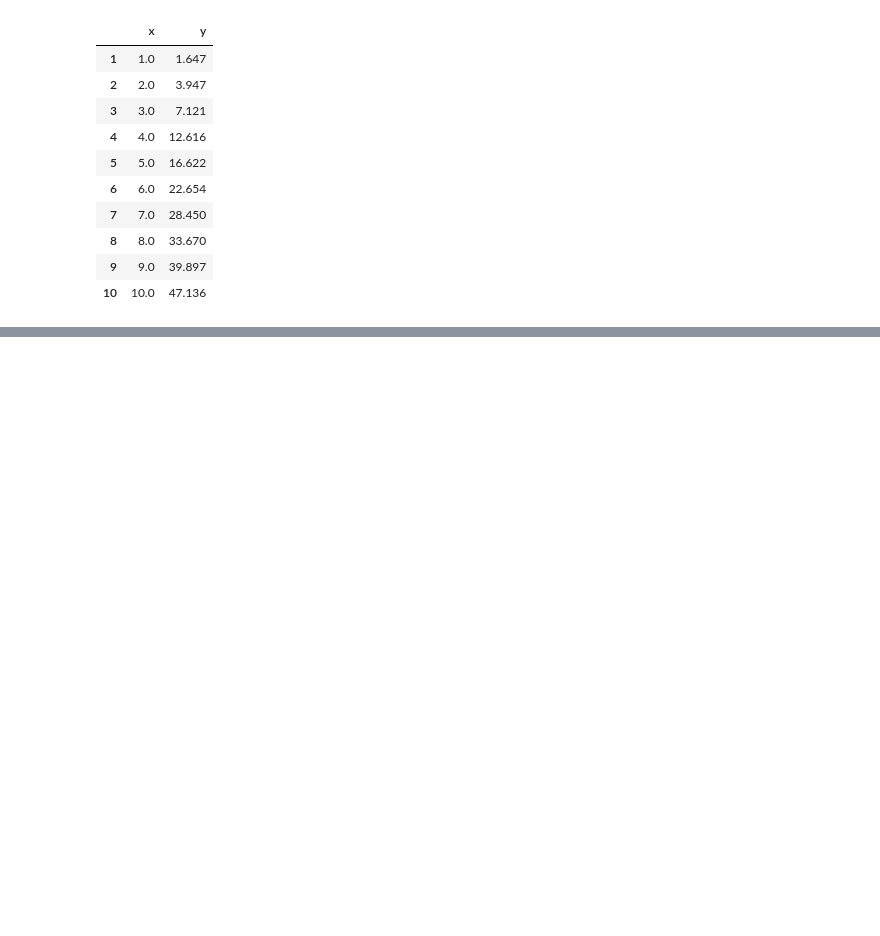
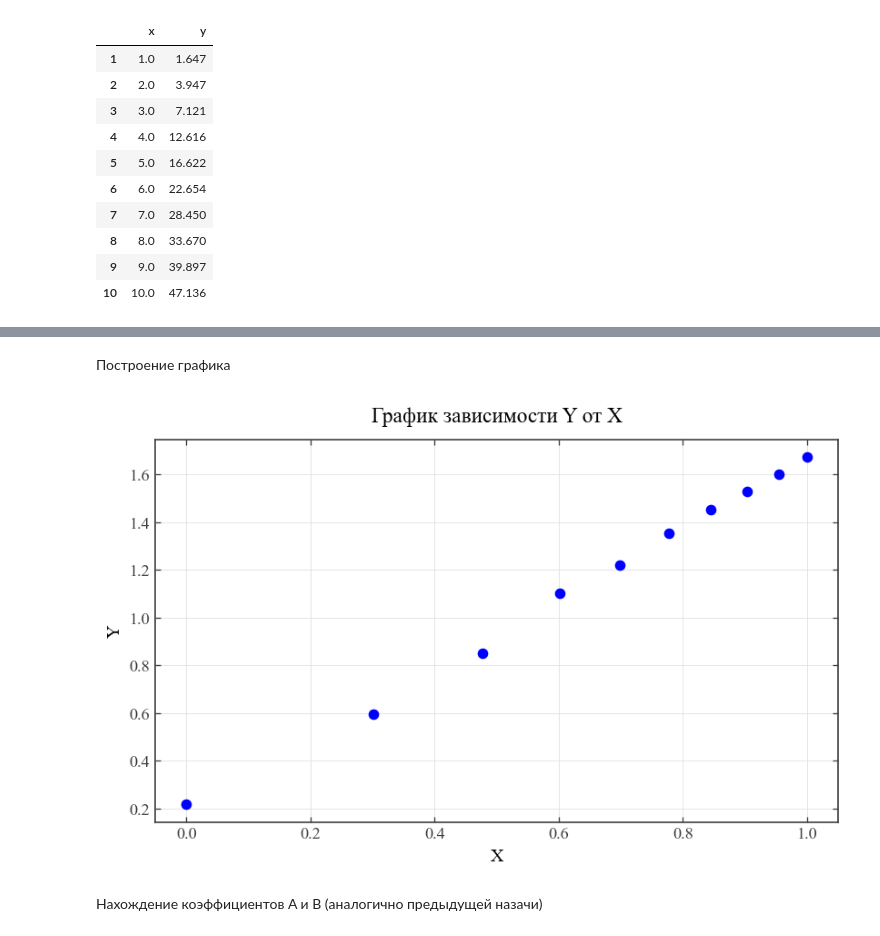
Before and after one commit to wol-byte/Mechanics_first_term, a Jupyter notebook: lab_01/main.ipynb, the cells around one changed output, grey strips where cells are left out. Saved outputs shown, nothing was run; the diff lists cells and outputs as text; code cells hidden in the pictures; blank space fills up the shorter version.

```diff
--- a/lab_01/main.ipynb
+++ b/lab_01/main.ipynb
@@ -322,0 +503,5 @@ data_3
+# %%
+data_X = np.log10(data_3.iloc[:, 0])
+data_Y = np.log10(data_3.iloc[:, 1])
+
+data_X
@@ -322,0 +534,34 @@ data_3
+# %% [markdown]
+Построение графика
+# %%
+x_data = data_X
+y_data = data_Y
+
+fig, ax = plt.subplots(figsize=(7, 4.5), dpi=120)
+
+plt.rcParams['font.family'] = 'serif'
+plt.rcParams['font.serif'] = ['Times New Roman', 'DejaVu Serif']
+plt.rcParams['mathtext.fontset'] = 'stix'
+
+ax.grid(True, which='both', linestyle='-', linewidth=0.5, color='#e2e2e2')
+ax.set_axisbelow(True)
+
+for spine in ax.spines.values():
+    spine.set_visible(True)
+    spine.set_color('#404040')
+    spine.set_linewidth(1.0)
+
+ax.tick_params(direction='in', top=True, right=True, width=0.8, colors='#404040', labelsize=11)
+
+ax.plot(x_data, y_data, 'o', color='blue', label='Данные')
+
+ax.set_title("График зависимости Y от X", fontsize=14, pad=12, fontname='Times New Roman')
+ax.set_xlabel("X", fontsize=12, fontname='Times New Roman')
+ax.set_ylabel("Y", fontsize=12, fontname='Times New Roman')
+
+plt.tight_layout()
+plt.show()
+# %% [output]
+[figure, added]
+# %% [markdown]
+Нахождение коэффициентов A и B (аналогично предыдущей назачи)
```
Also changed, not shown: parts of 30 cells of this notebook.
